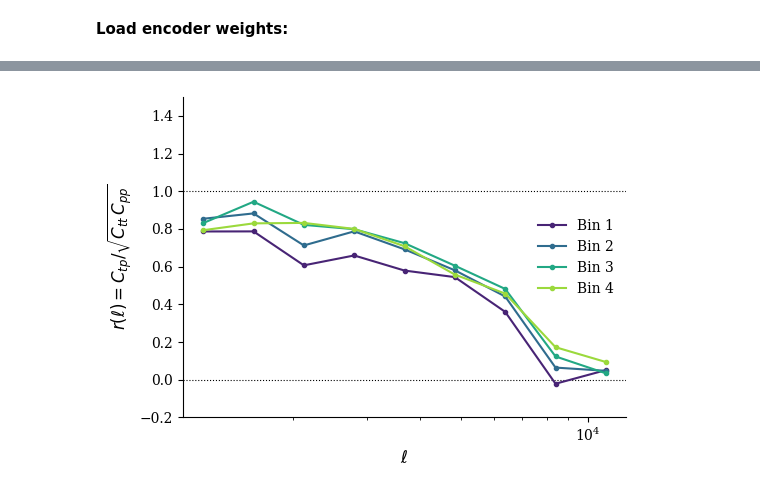
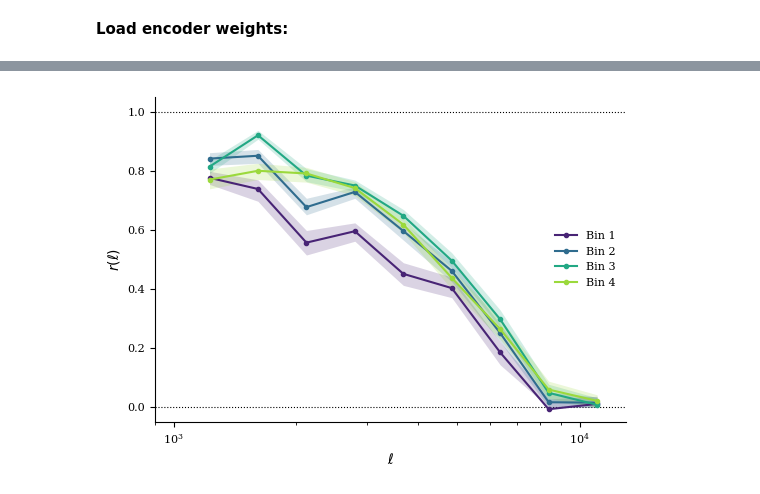
Before and after one commit to prob-ml/blissWL, a Jupyter notebook: images_to_maps/dc2/results/crosscorrelation.ipynb, the cells around one changed output, grey strips where cells are left out. Drawn from its saved outputs; the diff is of its cells as text; code cells hidden in the pictures.

```diff
--- a/images_to_maps/dc2/results/crosscorrelation.ipynb
+++ b/images_to_maps/dc2/results/crosscorrelation.ipynb
@@ -297,34 +207,44 @@ kept 9 / 13 bins (min 10 modes)
 # %%
 fig, ax = plt.subplots(figsize=(5.5, 4))
 
+axislabelsize = 10
+ticklabelsize = 8
+
+colors = plt.cm.viridis(np.linspace(0.1, 0.85, num_bins))
+
 for b in range(num_bins):
+    p25, p50, p75 = np.percentile(r_ell_samples[:, b, :], [25, 50, 75], axis=0)
+    p25 = np.clip(p25, 0, None)
+    ax.fill_between(ell_centers, p25, p75, color=colors[b], alpha=0.2, linewidth=0)
     ax.plot(
         ell_centers,
-        r_ell_per_bin[b],
+        p50,
         color=colors[b],
         marker="o",
         markersize=3,
         label=f"Bin {b + 1}",
     )
 
 ax.axhline(1.0, color="black", linestyle=":", linewidth=0.8, zorder=0)
 ax.axhline(0.0, color="black", linestyle=":", linewidth=0.8, zorder=0)
 
 ax.set_xscale("log")
-ax.set_xlabel(r"$\ell$", fontsize=12)
-ax.set_ylabel(r"$r(\ell) = C_{tp} / \sqrt{C_{tt}\, C_{pp}}$", fontsize=12)
-ax.set_ylim(-0.2, 1.5)
-ax.legend(frameon=False, fontsize=10)
+ax.set_xlabel(r"$\ell$", fontsize=axislabelsize)
+ax.set_ylabel(r"$r(\ell)$", fontsize=axislabelsize)
+ax.set_xlim(900, 13000)
+ax.set_ylim(-0.05, 1.05)
+ax.tick_params(axis="both", which="major", labelsize=ticklabelsize)
+ax.legend(frameon=False, fontsize=ticklabelsize)
 ax.spines[["top", "right"]].set_visible(False)
 
 fig.tight_layout()
 
 fig.savefig(
     "figures/crosscorrelation_ell.png",
     dpi=600,
     transparent=True,
     bbox_inches="tight",
     pad_inches=0,
 )
 # %% [output]
-[figure, old version]
+[figure, new version]
```
Also changed, not shown: parts of 17 cells of this notebook.
